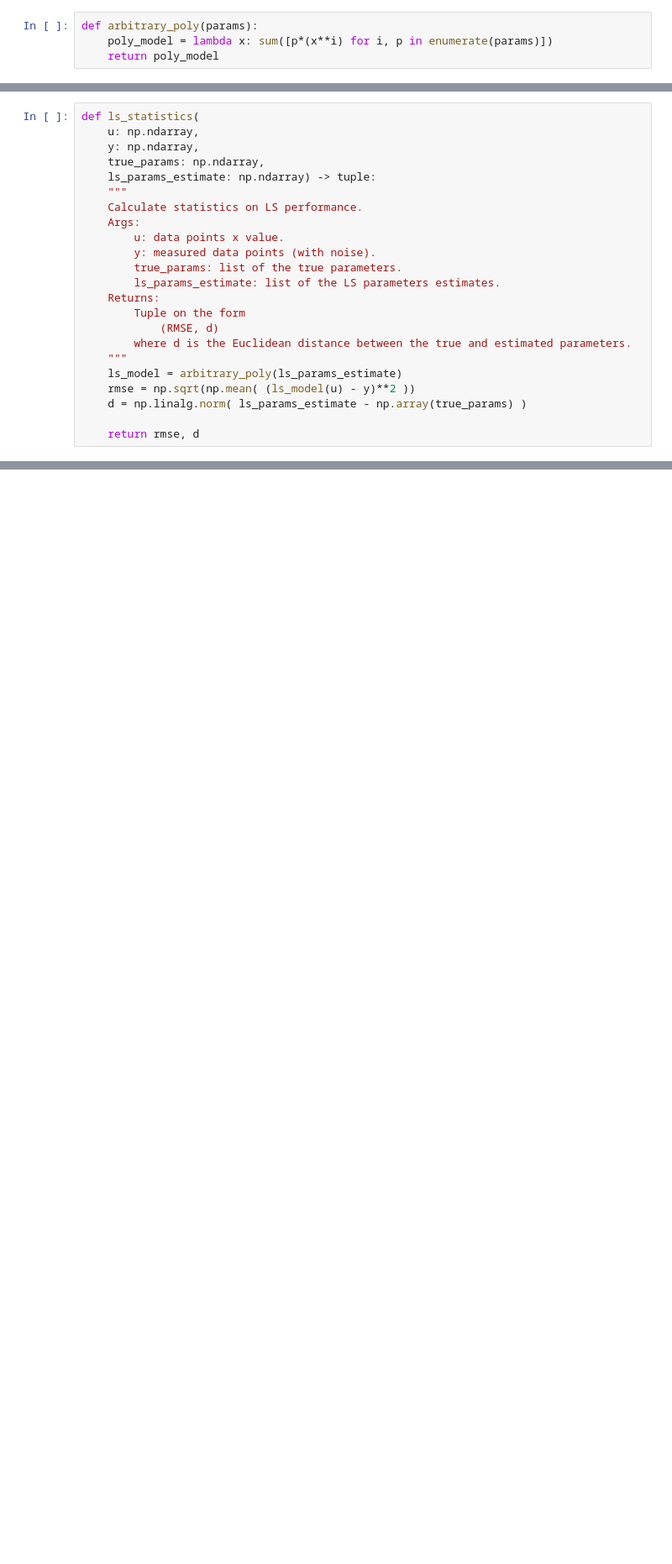
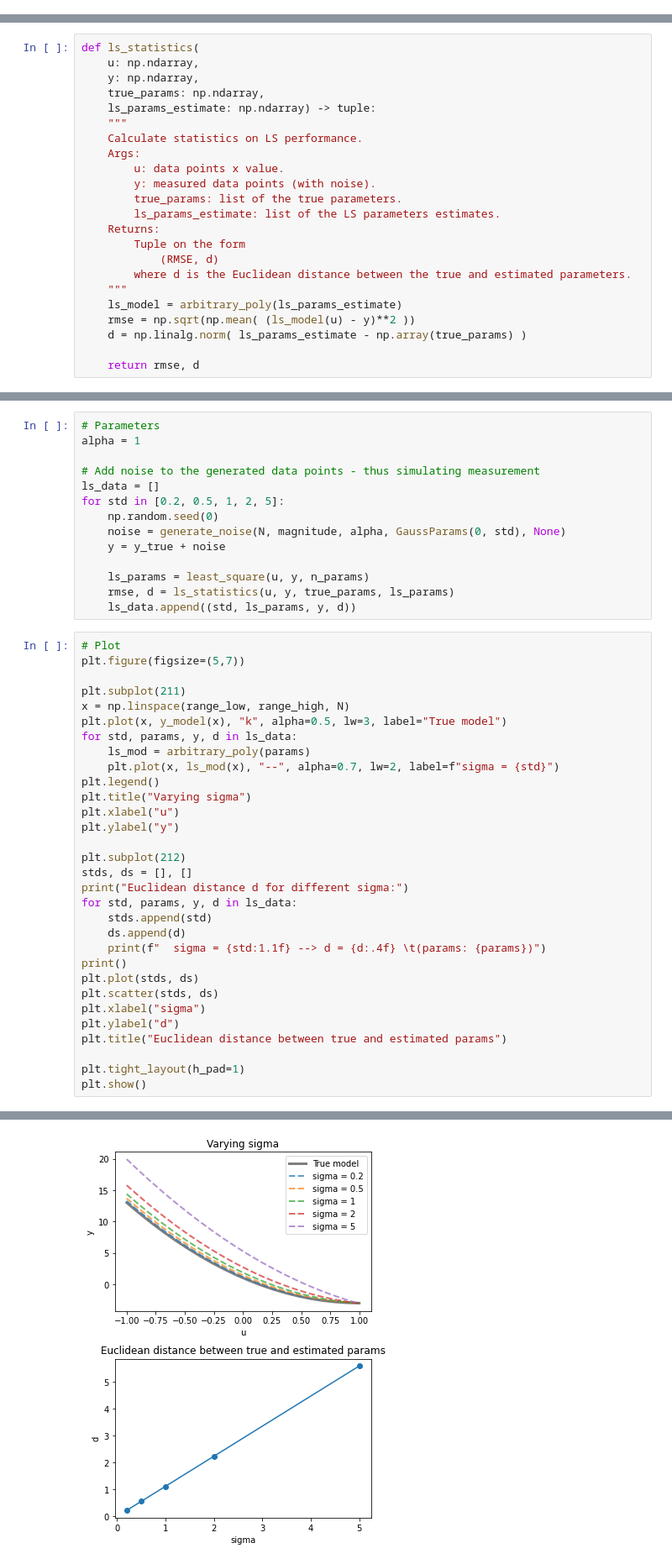
Before and after one commit to eirikff/TTK4260-Multivariat-datamodellering, a Jupyter notebook: 1-assignment/assignment1.ipynb, the cells around one changed output, grey strips where cells are left out. Shown at 84% size. Cells and saved outputs as stored; diff of their text form; blank space fills up the shorter version.

```diff
--- a/1-assignment/assignment1.ipynb
+++ b/1-assignment/assignment1.ipynb
@@ -22,4 +11,0 @@ The "params" vector decides the order of the selected model, make sure to put in
-# %%
-def arbitrary_poly(params):
-    poly_model = lambda x: sum([p*(x**i) for i, p in enumerate(params)])
-    return poly_model
@@ -269,0 +205,46 @@ Euclidean norm between parameters: d = 0.43742494007456534
+# %%
+# Parameters
+alpha = 1
+
+# Add noise to the generated data points - thus simulating measurement
+ls_data = []
+for std in [0.2, 0.5, 1, 2, 5]:
+    np.random.seed(0)
+    noise = generate_noise(N, magnitude, alpha, GaussParams(0, std), None)
+    y = y_true + noise
+
+    ls_params = least_square(u, y, n_params)
+    rmse, d = ls_statistics(u, y, true_params, ls_params)
+    ls_data.append((std, ls_params, y, d))
+# %%
+# Plot
+plt.figure(figsize=(5,7))
+
+plt.subplot(211)
+x = np.linspace(range_low, range_high, N)
+plt.plot(x, y_model(x), "k", alpha=0.5, lw=3, label="True model")
+for std, params, y, d in ls_data:
+    ls_mod = arbitrary_poly(params)
+    plt.plot(x, ls_mod(x), "--", alpha=0.7, lw=2, label=f"sigma = {std}")
+plt.legend()
+plt.title("Varying sigma")
+plt.xlabel("u")
+plt.ylabel("y")
+
+plt.subplot(212)
+stds, ds = [], []
+print("Euclidean distance d for different sigma:")
+for std, params, y, d in ls_data:
+    stds.append(std)
+    ds.append(d)
+    print(f"  sigma = {std:1.1f} --> d = {d:.4f} \t(params: {params})")
+print()
+plt.plot(stds, ds)
+plt.scatter(stds, ds)
+plt.xlabel("sigma")
+plt.ylabel("d")
+plt.title("Euclidean distance between true and estimated params")
+
+plt.tight_layout(h_pad=1)
+plt.show()
+# %% [output]
@@ -269,0 +257 @@ Euclidean norm between parameters: d = 0.43742494007456534
+[figure, added]
```
Also changed, not shown: parts of 36 cells of this notebook.
